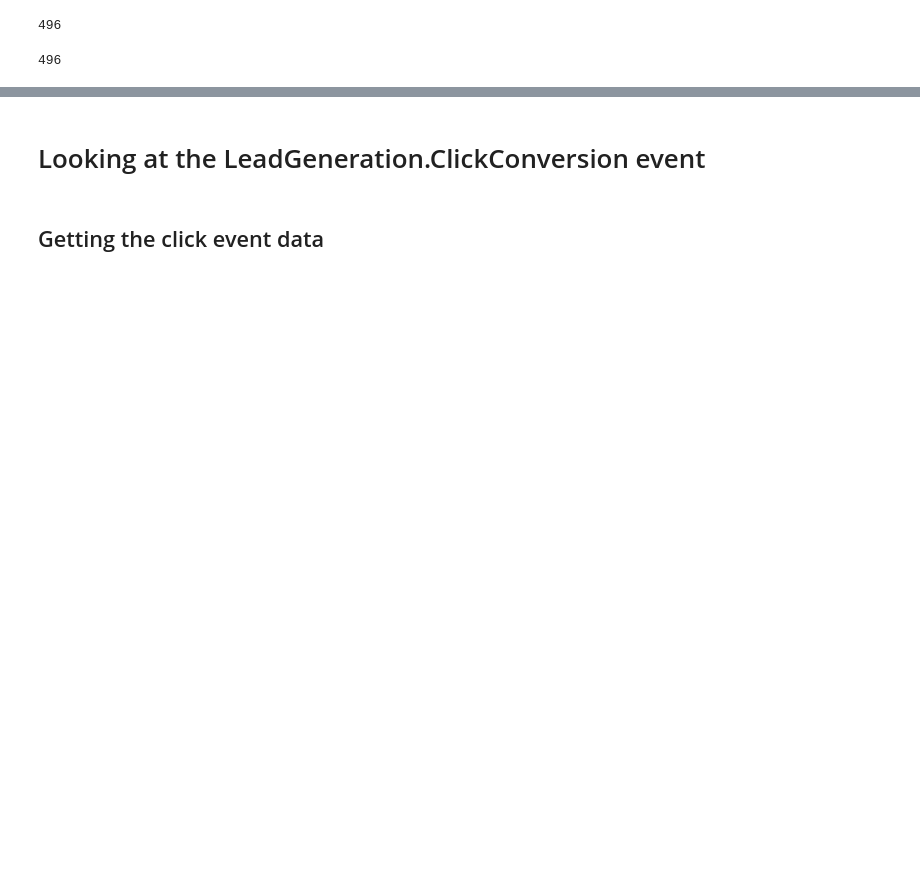
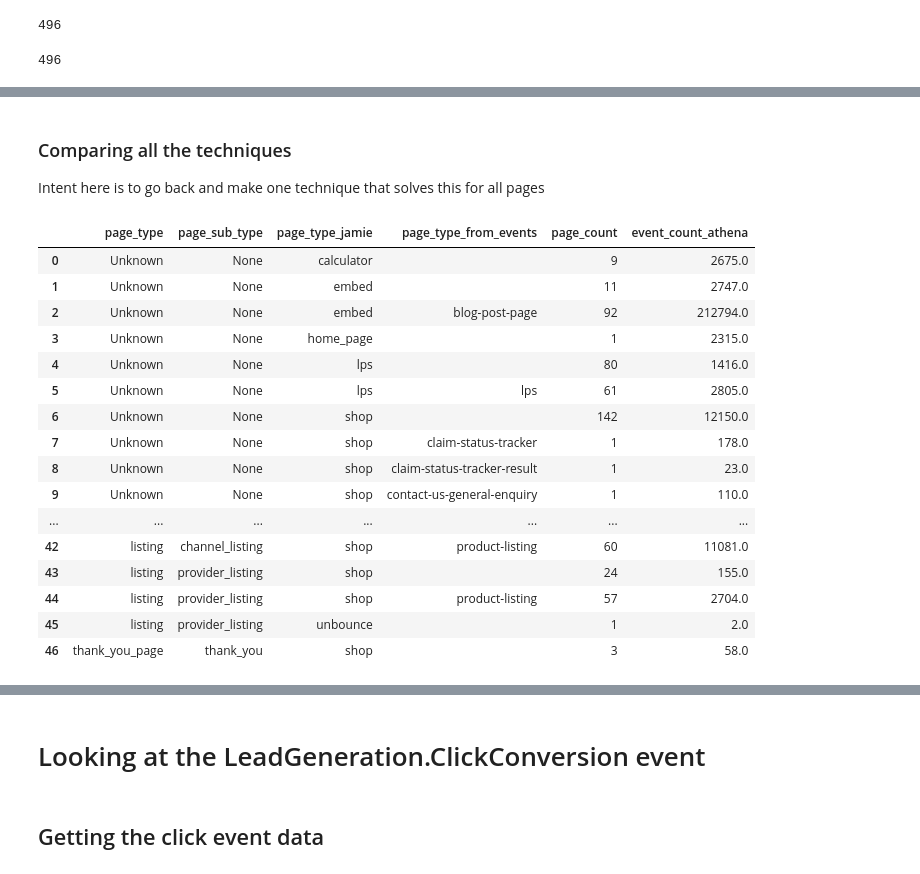
Before and after one commit to moneysmartco/blog-jupyter-notebooks, a Jupyter notebook: apply_click_analyis.ipynb, the cells around one changed output, grey strips where cells are left out. Saved outputs shown, nothing was run; the diff lists cells and outputs as text; code cells hidden in the pictures; blank space fills up the shorter version.

```diff
--- a/apply_click_analyis.ipynb
+++ b/apply_click_analyis.ipynb
@@ -95,0 +615,3 @@ len(providers_channels)
+# %%
+# Expect this to be a bit slow
+page_types_jamie = pages[["page_id", "page_url"]].reset_index()
@@ -95,0 +667,24 @@ len(providers_channels)
+# %% [markdown]
+### Comparing all the techniques
+Intent here is to go back and make one technique that solves this for all pages
+# %%
+pages_types_combined.groupby(["page_type", "page_sub_type", "page_type_jamie", "page_type_from_events"])\
+.agg({"page_id":"count","event_count_athena":"sum"}).reset_index().rename(columns={"page_id":"page_count"})
+# %% [output]
+|  | page_type | page_sub_type | page_type_jamie | page_type_from_events | page_count | event_count_athena |
+| 0 | Unknown | None | calculator |  | 9 | 2675.0 |
+| 1 | Unknown | None | embed |  | 11 | 2747.0 |
+| 2 | Unknown | None | embed | blog-post-page | 92 | 212794.0 |
+| 3 | Unknown | None | home_page |  | 1 | 2315.0 |
+| 4 | Unknown | None | lps |  | 80 | 1416.0 |
+| 5 | Unknown | None | lps | lps | 61 | 2805.0 |
+| 6 | Unknown | None | shop |  | 142 | 12150.0 |
+| 7 | Unknown | None | shop | claim-status-tracker | 1 | 178.0 |
+| 8 | Unknown | None | shop | claim-status-tracker-result | 1 | 23.0 |
+| 9 | Unknown | None | shop | contact-us-general-enquiry | 1 | 110.0 |
+| ... | ... | ... | ... | ... | ... | ... |
+| 42 | listing | channel_listing | shop | product-listing | 60 | 11081.0 |
+| 43 | listing | provider_listing | shop |  | 24 | 155.0 |
+| 44 | listing | provider_listing | shop | product-listing | 57 | 2704.0 |
+| 45 | listing | provider_listing | unbounce |  | 1 | 2.0 |
+| 46 | thank_you_page | thank_you | shop |  | 3 | 58.0 |
```
Also changed, not shown: parts of 161 cells of this notebook, 1 other file.
